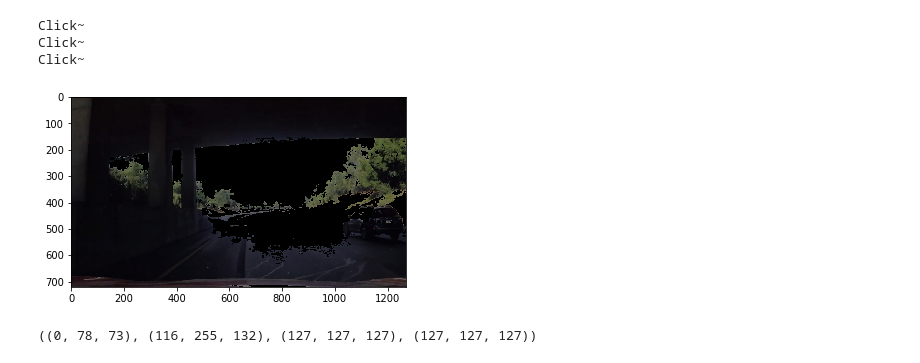
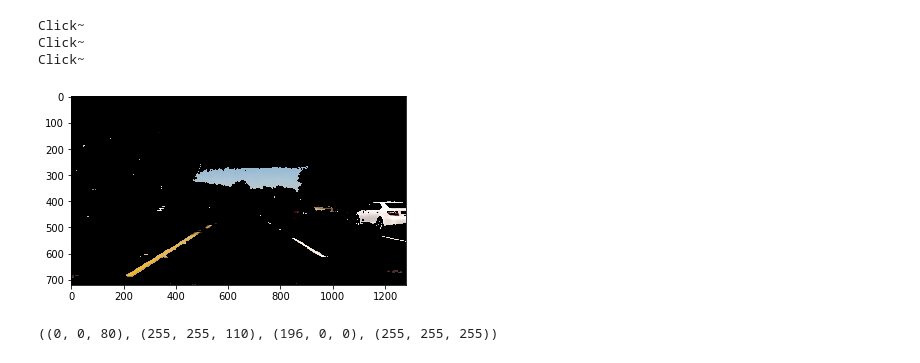
Before and after one commit to dmsehuang/CarND-Advanced-Lane-Lines, a Jupyter notebook: Image_threshold.ipynb, the cells around one changed output. Cells and saved outputs as stored; diff of their text form; code cells hidden in the pictures.

```diff
--- a/Image_threshold.ipynb
+++ b/Image_threshold.ipynb
@@ -308,31 +323,31 @@ Click~
 # %%
 from ipywidgets import interact
 
 def mask(y_l1, y_l2, y_l3, y_u1, y_u2, y_u3, w_l1, w_l2, w_l3, w_u1, w_u2, w_u3):
-    image = mpimg.imread('./test_images/bridge.jpg')
+    image = mpimg.imread('./test_images/test5.jpg')
     img = cv2.cvtColor(image, cv2.COLOR_BGR2LAB)
     lower_yellow = np.array([y_l1, y_l2, y_l3])
     upper_yellow = np.array([y_u1, y_u2, y_u3])
     yellow = cv2.inRange(img, lower_yellow, upper_yellow)
 
     lower_white = np.array([w_l1, w_l2, w_l3])
     upper_white = np.array([w_u1, w_u2, w_u3])
     white = cv2.inRange(img, lower_white, upper_white)
 
     mask = cv2.bitwise_or(yellow, white)
     res = cv2.bitwise_and(image, image, mask=mask)
 
     plt.imshow(res)
     plt.show()
 
     return (y_l1, y_l2, y_l3), (y_u1, y_u2, y_u3), (w_l1, w_l2, w_l3), (w_u1, w_u2, w_u3)
 
 v = (0,255,1)
 
 interact(mask, y_l1=v, y_l2=v, y_l3=v, y_u1=v, y_u2=v, y_u3=v, w_l1=v, w_l2=v, w_l3=v, w_u1=v, w_u2=v, w_u3=v)
 # %% [output]
-[figure, old version]
+[figure, new version]
-((0, 78, 73), (116, 255, 132), (127, 127, 127), (127, 127, 127))
+((0, 0, 80), (255, 255, 110), (196, 0, 0), (255, 255, 255))
 # %%
 from ipywidgets import interact
 
```
Also changed, not shown: parts of 9 cells of this notebook.
